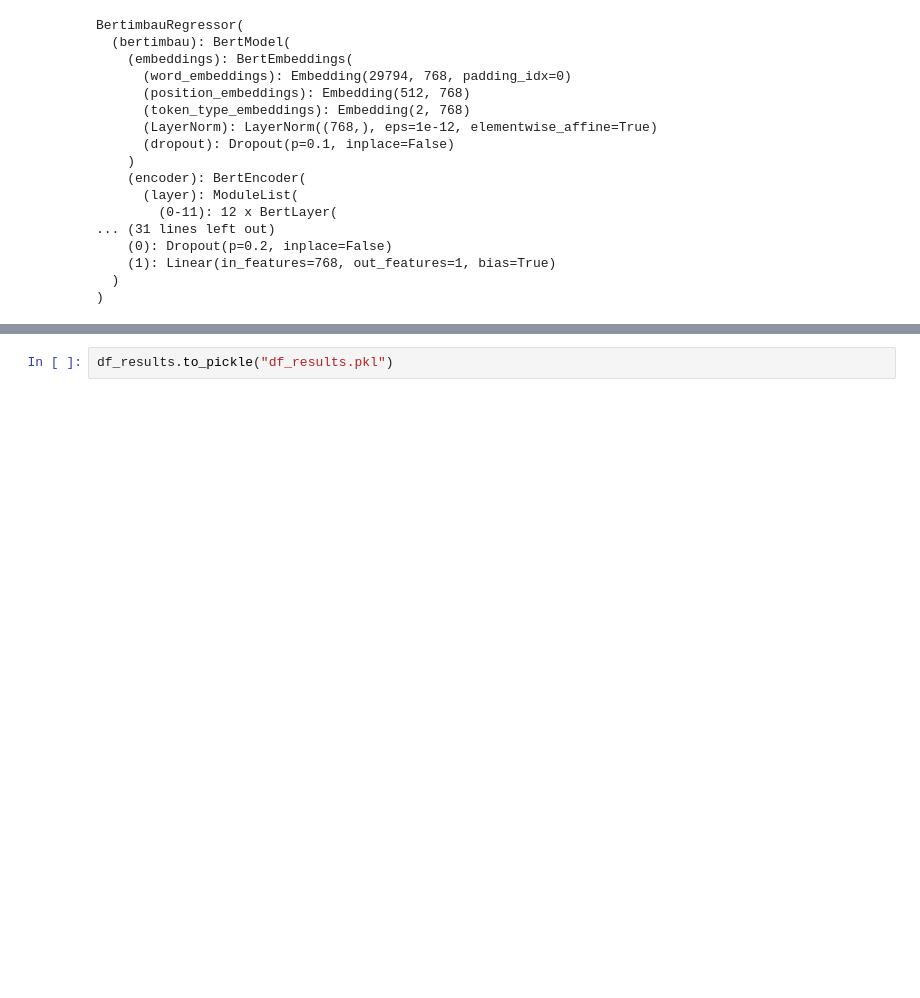
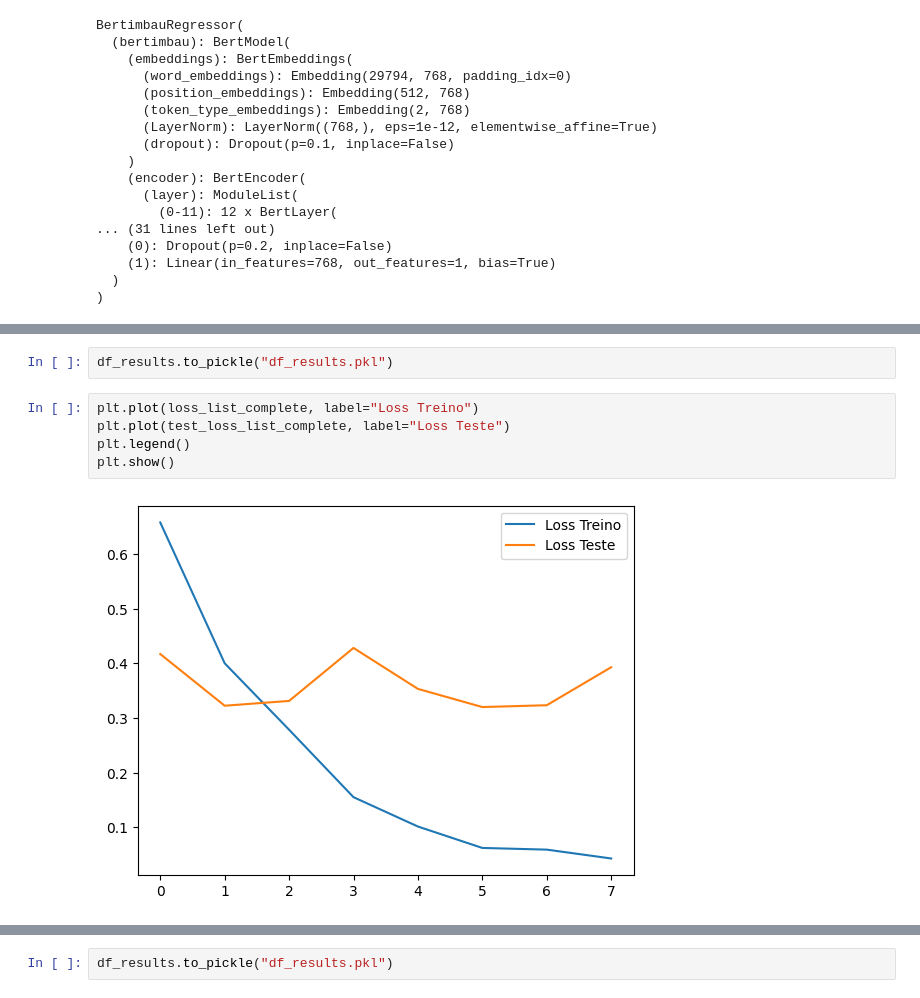
Before and after one commit to ciziks/enem-embbedings-social-questions, a Jupyter notebook: notebooks/7. Regressor BERT.ipynb, the cells around one changed output, grey strips where cells are left out. Cells and saved outputs as stored; diff of their text form; blank space fills up the shorter version.

```diff
--- a/notebooks/7. Regressor BERT.ipynb
+++ b/notebooks/7. Regressor BERT.ipynb
@@ -333,0 +433,9 @@ df_results.head(3)
+# %%
+df_results.to_pickle("df_results.pkl")
+# %%
+plt.plot(loss_list_complete, label="Loss Treino")
+plt.plot(test_loss_list_complete, label="Loss Teste")
+plt.legend()
+plt.show()
+# %% [output]
+[figure, added]
```
Also changed, not shown: parts of 58 cells of this notebook, 1 other file.
